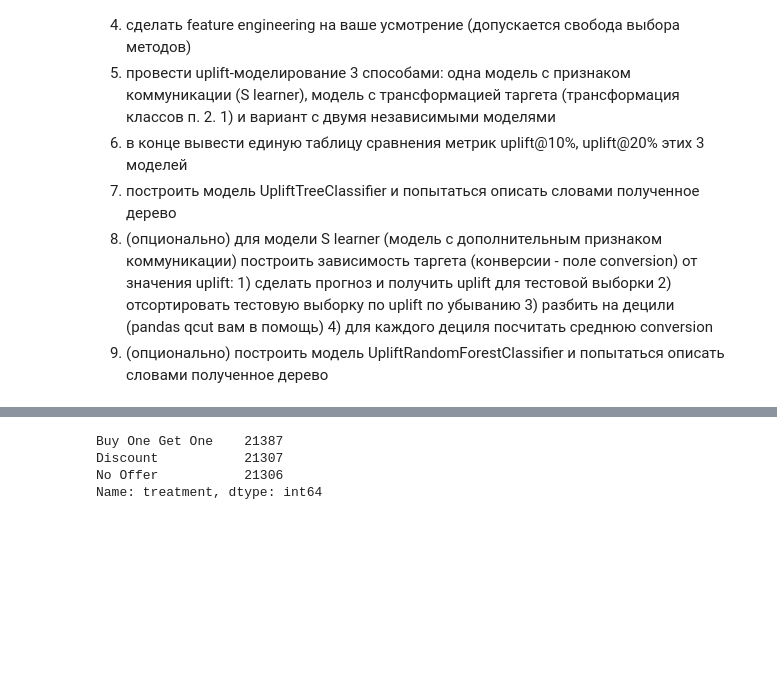
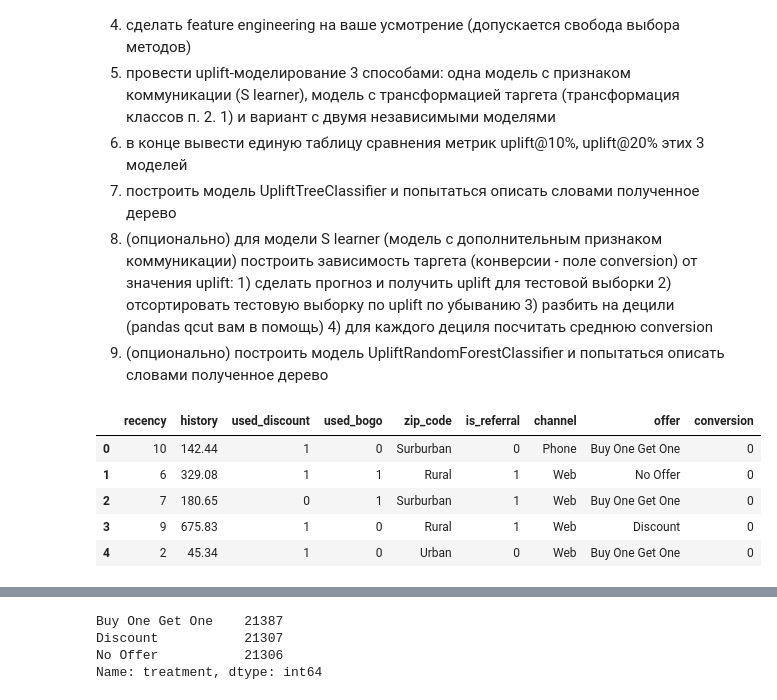
Before and after one commit to mariakalugina/DataScienceLIb, a Jupyter notebook: lesson 4/MLB_lesson4_hw.ipynb, the cells around one changed output, grey strips where cells are left out. Cells and saved outputs as stored; diff of their text form; code cells hidden in the pictures; blank space fills up the shorter version.

```diff
--- a/lesson 4/MLB_lesson4_hw.ipynb
+++ b/lesson 4/MLB_lesson4_hw.ipynb
@@ -68,0 +46,9 @@ df = pd.read_csv('data.csv')#, index_col='client_id')
+# %%
+df.head()
+# %% [output]
+|  | recency | history | used_discount | used_bogo | zip_code | is_referral | channel | offer | conversion |
+| 0 | 10 | 142.44 | 1 | 0 | Surburban | 0 | Phone | Buy One Get One | 0 |
+| 1 | 6 | 329.08 | 1 | 1 | Rural | 1 | Web | No Offer | 0 |
+| 2 | 7 | 180.65 | 0 | 1 | Surburban | 1 | Web | Buy One Get One | 0 |
+| 3 | 9 | 675.83 | 1 | 0 | Rural | 1 | Web | Discount | 0 |
+| 4 | 2 | 45.34 | 1 | 0 | Urban | 0 | Web | Buy One Get One | 0 |
```
Also changed, not shown: parts of 34 cells of this notebook, 2 other files.
